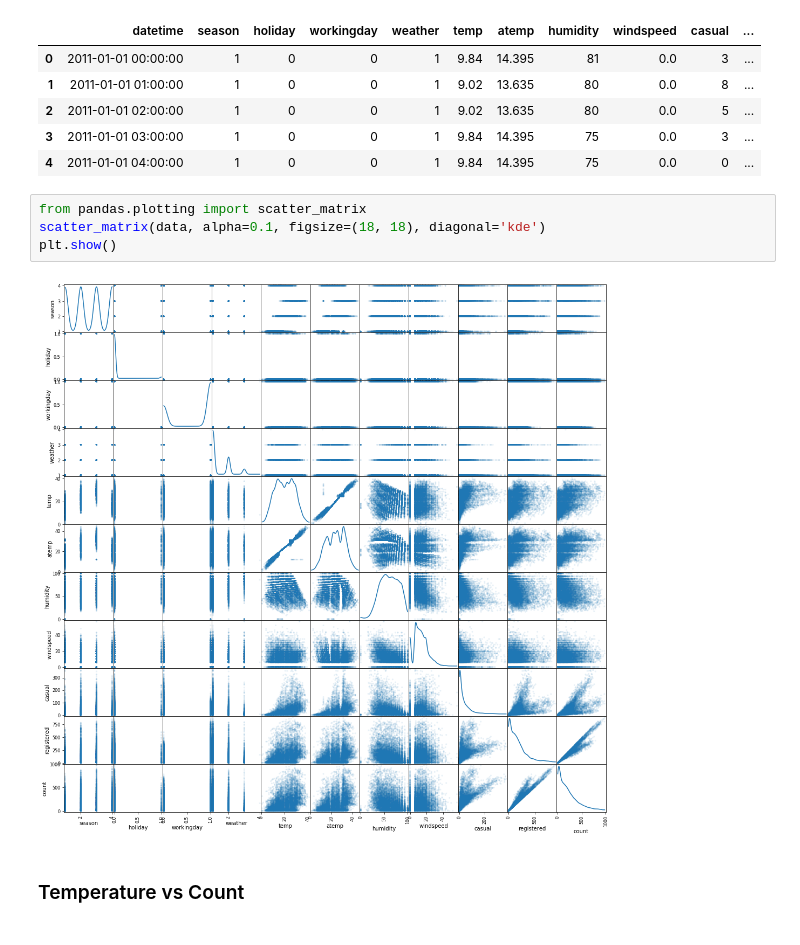
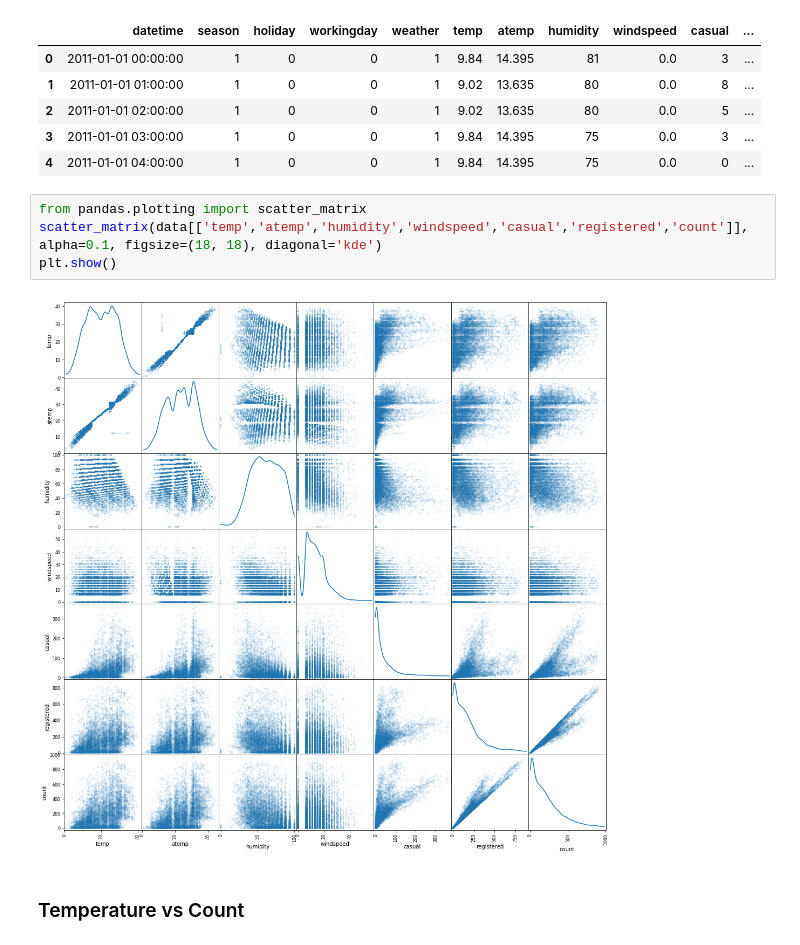
Before and after one commit to xtrmstep/bike-sharing-demand-exercise, a Jupyter notebook: bike-sharing-analysis.ipynb, the cells around one changed output. Saved outputs shown, nothing was run; the diff lists cells and outputs as text.

```diff
--- a/bike-sharing-analysis.ipynb
+++ b/bike-sharing-analysis.ipynb
@@ -17,10 +17,10 @@ data.head()
 | 4 | 2011-01-01 04:00:00 | 1 | 0 | 0 | 1 | 9.84 | 14.395 | 75 | 0.0 | 0 | ... |
 # %%
 from pandas.plotting import scatter_matrix
-scatter_matrix(data, alpha=0.1, figsize=(18, 18), diagonal='kde')
+scatter_matrix(data[['temp','atemp','humidity','windspeed','casual','registered','count']], alpha=0.1, figsize=(18, 18), diagonal='kde')
 plt.show()
 # %% [output]
-[figure, old version]
+[figure, new version]
 # %% [markdown]
 ### Temperature vs Count
 # %%
```
Also changed, not shown: parts of 10 cells of this notebook, 2 other files.
